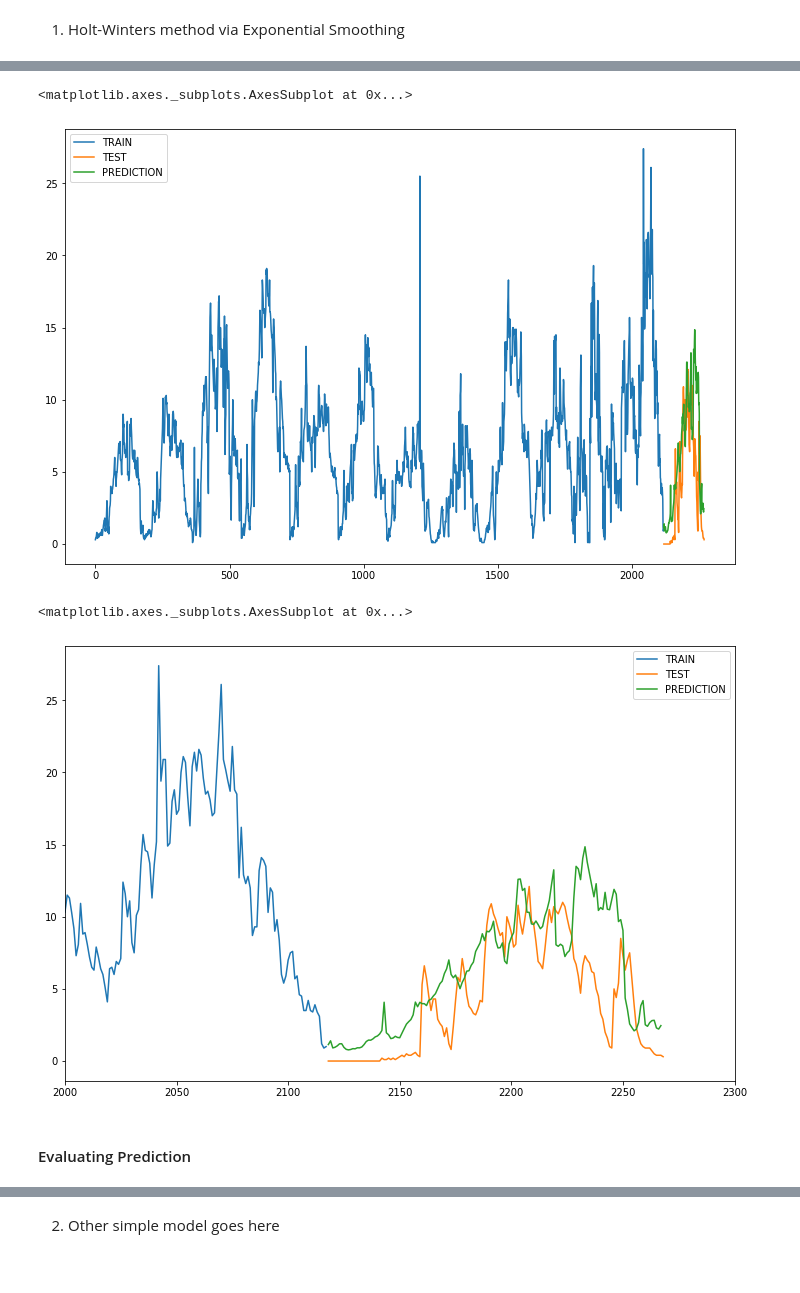
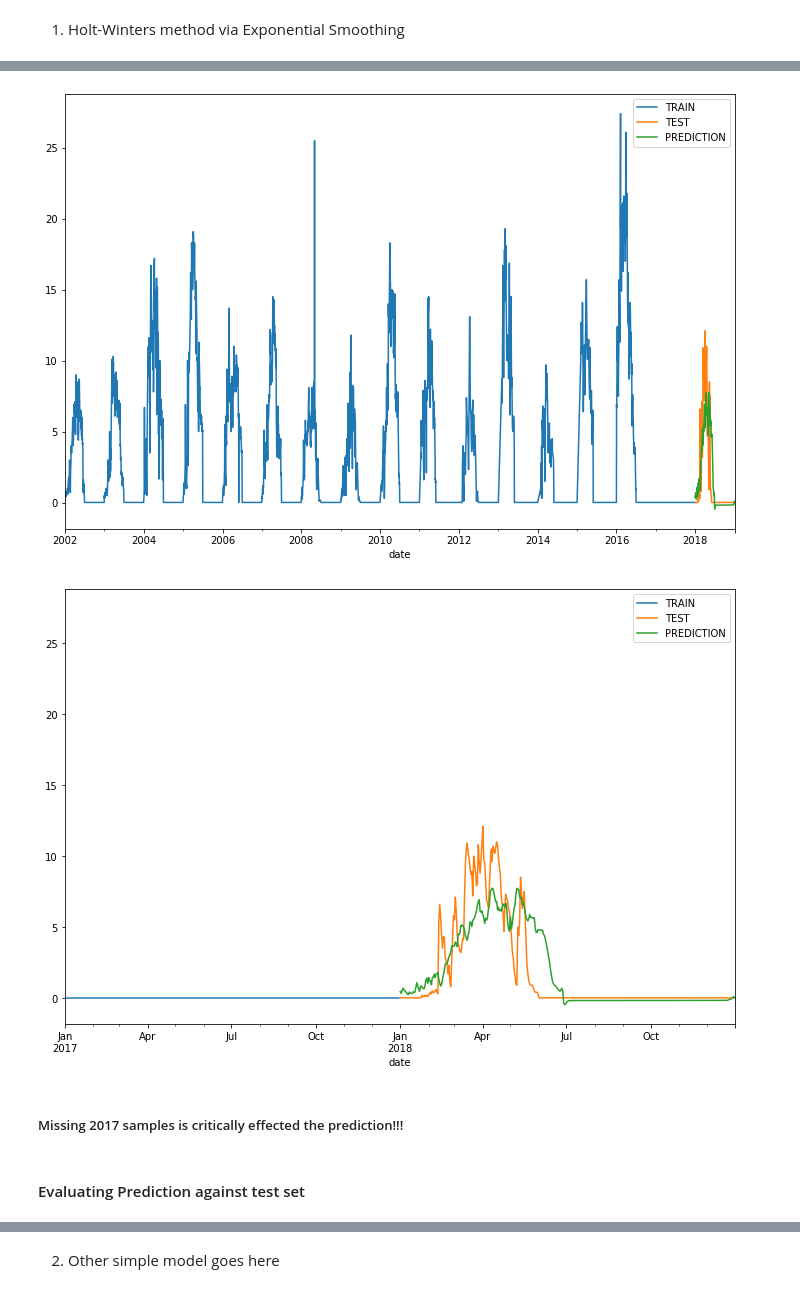
Before and after one commit to elbertsoftware/SpringboardAIC, a Jupyter notebook: salinization/dev/09. arima-modeling/ben-tre-arima.ipynb, the cells around one changed output, grey strips where cells are left out. Cells and saved outputs as stored; diff of their text form; code cells hidden in the pictures.

Commit message:
Rewored on simple and AR models

```diff
--- a/salinization/dev/09. arima-modeling/ben-tre-arima.ipynb
+++ b/salinization/dev/09. arima-modeling/ben-tre-arima.ipynb
@@ -22,3 +60,5 @@ df = pd.read_csv('../../dataset/final/bentre-cleaned.csv', parse_dates=['date'])
+# %%
+df = pd.read_csv(f'../../dataset/final/stations_all/{station_code}.csv', parse_dates=['date'])
 # %%
 # set index to time-series based 'date'
 df.set_index('date', inplace=True)
@@ -36,4 +76,4 @@ DatetimeIndex(['2002-01-01', '2002-01-01', '2002-01-01', '2002-01-01',
 # %%
 # can not set index frequency to D - daily due to missing discontinuous timestamps in the dataset
-# df.index.freq = 'D'
-# df.index
+df.index.freq = 'D'
+df.index
@@ -140,10 +181,9 @@ test_df.describe().transpose()
 # %%
 value_field = 'max'
-station_code = 'SONDOC'
 
-# Jan to May
-season_length = 150  # same length of 2018 test data - 1: 151 cause overflow encountered in double scalars
+# Annual
+season_length = test_df.shape[0]  # same length of test data
 
 # seasonal adjustment
-#adjustment = 'additive'
-adjustment = 'multiplicative'
+adjustment = 'additive'
+#adjustment = 'multiplicative'
@@ -167,7 +192,7 @@ test_data.count()
 # %%
 from statsmodels.tsa.holtwinters import ExponentialSmoothing
 
-hw_model = ExponentialSmoothing(train_data,
+hw_model = ExponentialSmoothing(train_df[value_field],
                                 trend=adjustment, seasonal=adjustment,
                                 seasonal_periods=season_length).fit()
 # %%
@@ -237,20 +228,20 @@ test_temp_df.tail()
 # %%
 # plot prediction vs. true values
-train_temp_df[value_field].plot(legend=True, label='TRAIN')
-test_temp_df[value_field].plot(legend=True, label='TEST', figsize=(12,8))
-hw_prediction.plot(legend=True, label='PREDICTION')
+train_df[value_field].plot(legend=True, label='TRAIN')
+test_df[value_field].plot(legend=True, label='TEST', figsize=(12,8))
+hw_prediction.plot(legend=True, label='PREDICTION');
 # %% [output]
-<matplotlib.axes._subplots.AxesSubplot at 0x...>
-[figure, old version]
+[figure, new version]
 # %%
-# plot prediction vs. true values (zoomed version)
-train_temp_df[value_field].plot(legend=True, label='TRAIN')
-test_temp_df[value_field].plot(legend=True, label='TEST', figsize=(12,8))
-hw_prediction.plot(legend=True, label='PREDICTION', xlim=[2000, 2300])
+# plot prediction vs. true values on test set (zoomed version)
+train_df[value_field].plot(legend=True, label='TRAIN')
+test_df[value_field].plot(legend=True, label='TEST', figsize=(12,8))
+hw_prediction.plot(legend=True, label='PREDICTION', xlim=[f'{test_year - 1}-01-01', f'{test_year}-12-31']);
 # %% [output]
-<matplotlib.axes._subplots.AxesSubplot at 0x...>
-[figure, old version]
+[figure, new version]
+# %% [markdown]
+##### Missing 2017 samples is critically effected the prediction!!!
 # %% [markdown]
-#### Evaluating Prediction
+#### Evaluating Prediction against test set
 # %%
 from sklearn.metrics import mean_squared_error, mean_absolute_error
```
Also changed, not shown: parts of 49 cells of this notebook.
